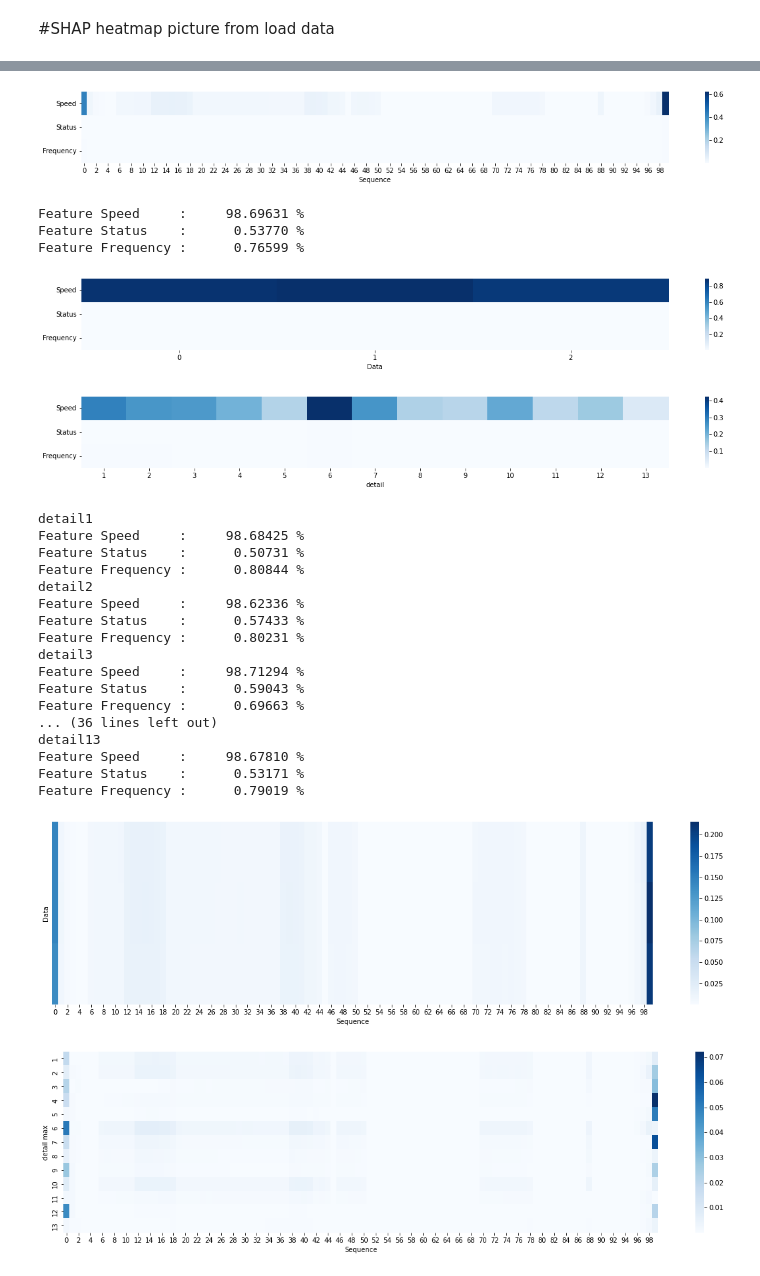
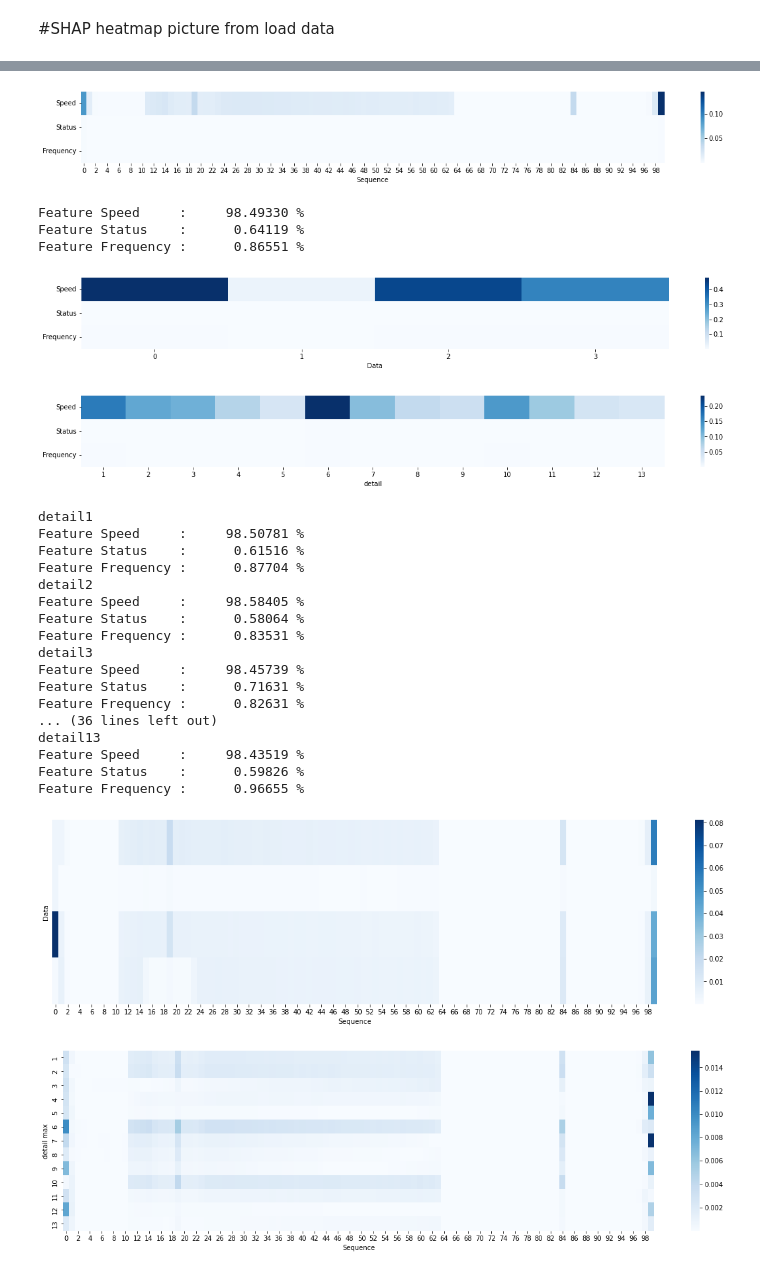
Before and after one commit to YiChingLLin/Dinkle, a Jupyter notebook: Dinkle_SHAP.ipynb, the cells around one changed output, grey strips where cells are left out. Cells and saved outputs as stored; diff of their text form; code cells hidden in the pictures.

```diff
--- a/Dinkle_SHAP.ipynb
+++ b/Dinkle_SHAP.ipynb
@@ -421,49 +443,49 @@ Feature Frequency :      0.78737 %
 # %%
 """
 using 'shap_wrong.npy' from 'x_test_wrong.npy' for example
 """
 values = []
 shap_values_sum = 0
 features = ['Speed', 'Status', 'Frequency']
 detail = []
 for i in range(1,14):
   detail.append(str(i))
 
 sequence_num = 100
 
 # put your folder path, ex: '/content/drive/MyDrive/.../'
 folder = 'folderpath'
 # put shap npy file path, ex: 'shap_wrong.npy'
-fname = 'shap'
+fname = 'shap_wrong.npy'
 
 shap_feature_sequence(load=True)
 shap_feature_data(load=True)
 shap_feature_detail(load=True)
 shap_data_sequence(load=True)
 shap_detail_sequence(load=True)
 # %% [output]
-[figure, old version]
+[figure, new version]
-Feature Speed     :     98.69631 %
-Feature Status    :      0.53770 %
-Feature Frequency :      0.76599 %
+Feature Speed     :     98.49330 %
+Feature Status    :      0.64119 %
+Feature Frequency :      0.86551 %
-[figure, old version]
+[figure, new version]
-[figure, old version]
+[figure, new version]
 detail1
-Feature Speed     :     98.68425 %
-Feature Status    :      0.50731 %
-Feature Frequency :      0.80844 %
+Feature Speed     :     98.50781 %
+Feature Status    :      0.61516 %
+Feature Frequency :      0.87704 %
 detail2
-Feature Speed     :     98.62336 %
-Feature Status    :      0.57433 %
-Feature Frequency :      0.80231 %
+Feature Speed     :     98.58405 %
+Feature Status    :      0.58064 %
+Feature Frequency :      0.83531 %
 detail3
-Feature Speed     :     98.71294 %
-Feature Status    :      0.59043 %
-Feature Frequency :      0.69663 %
+Feature Speed     :     98.45739 %
+Feature Status    :      0.71631 %
+Feature Frequency :      0.82631 %
 ... (36 lines left out)
 detail13
-Feature Speed     :     98.67810 %
-Feature Status    :      0.53171 %
-Feature Frequency :      0.79019 %
+Feature Speed     :     98.43519 %
+Feature Status    :      0.59826 %
+Feature Frequency :      0.96655 %
-[figure, old version]
+[figure, new version]
-[figure, old version]
+[figure, new version]
```
Also changed, not shown: parts of 9 cells of this notebook, 6 other files.
